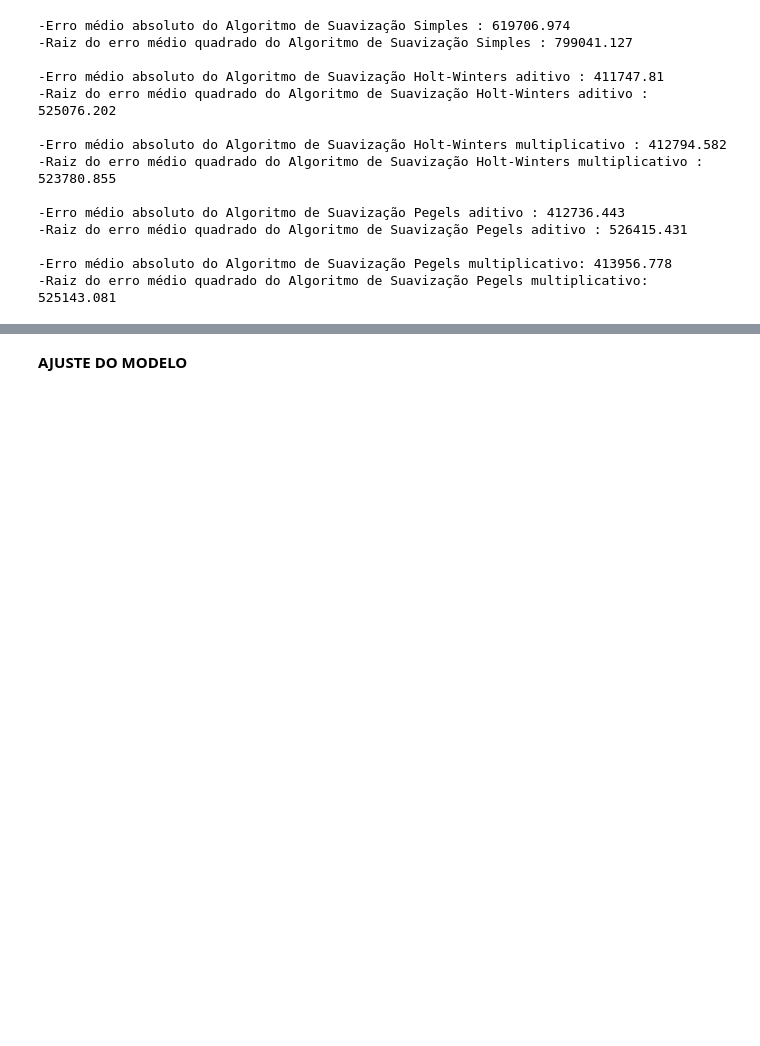
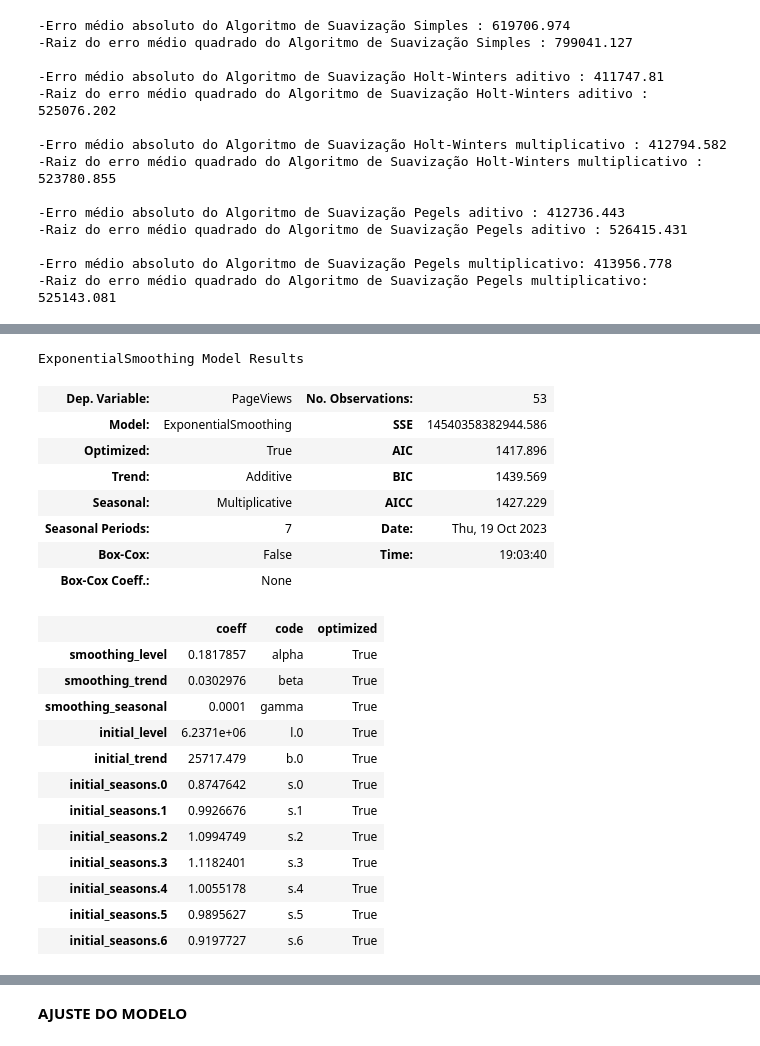
Before and after one commit to Rneron/Python, a Jupyter notebook: ModeloRBS.ipynb, the cells around one changed output, grey strips where cells are left out. Drawn from its saved outputs; the diff is of its cells as text; code cells hidden in the pictures; blank space fills up the shorter version.

```diff
--- a/ModeloRBS.ipynb
+++ b/ModeloRBS.ipynb
@@ -176,0 +199,25 @@ print('-Raiz do erro médio quadrado do Algoritmo de Suavização Pegels multipl
+# %%
+modelo_3.summary()
+# %% [output]
+ExponentialSmoothing Model Results
+| Dep. Variable: | PageViews | No. Observations: | 53 |
+| Model: | ExponentialSmoothing | SSE | 14540358382944.586 |
+| Optimized: | True | AIC | 1417.896 |
+| Trend: | Additive | BIC | 1439.569 |
+| Seasonal: | Multiplicative | AICC | 1427.229 |
+| Seasonal Periods: | 7 | Date: | Thu, 19 Oct 2023 |
+| Box-Cox: | False | Time: | 19:03:40 |
+| Box-Cox Coeff.: | None |  |  |
+|  | coeff | code | optimized |
+| smoothing_level | 0.1817857 | alpha | True |
+| smoothing_trend | 0.0302976 | beta | True |
+| smoothing_seasonal | 0.0001 | gamma | True |
+| initial_level | 6.2371e+06 | l.0 | True |
+| initial_trend | 25717.479 | b.0 | True |
+| initial_seasons.0 | 0.8747642 | s.0 | True |
+| initial_seasons.1 | 0.9926676 | s.1 | True |
+| initial_seasons.2 | 1.0994749 | s.2 | True |
+| initial_seasons.3 | 1.1182401 | s.3 | True |
+| initial_seasons.4 | 1.0055178 | s.4 | True |
+| initial_seasons.5 | 0.9895627 | s.5 | True |
+| initial_seasons.6 | 0.9197727 | s.6 | True |
```
Also changed, not shown: parts of 15 cells of this notebook.
